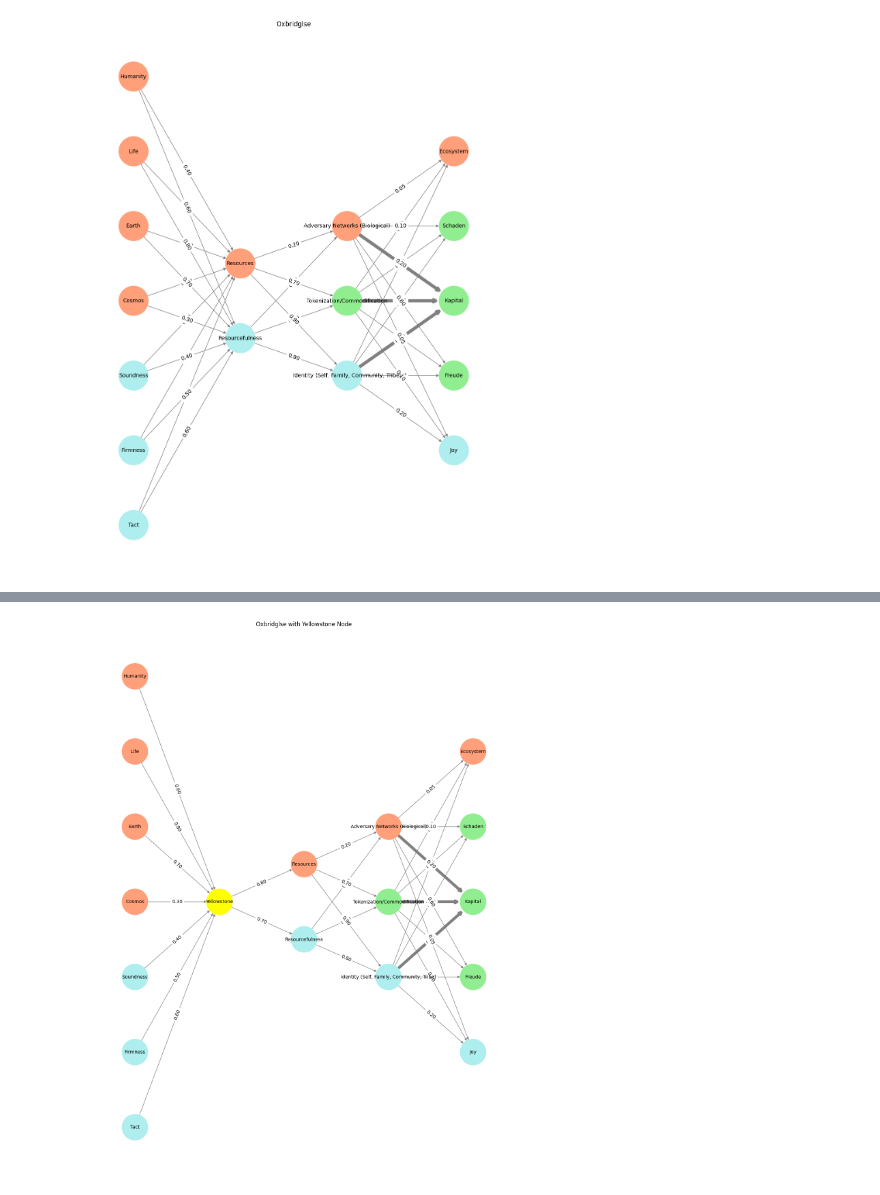
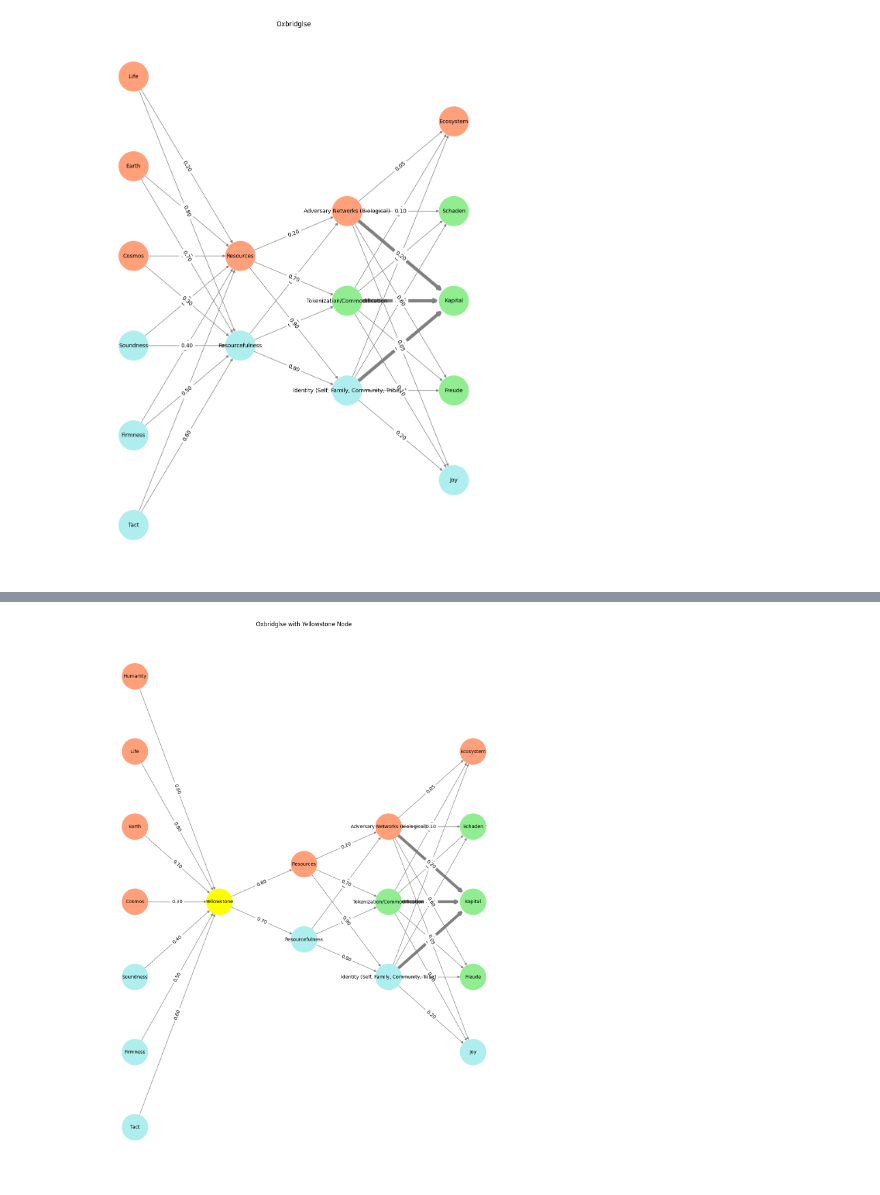
Before and after one commit to abikesa/jordanpeterson, a Jupyter notebook: kitabo/ensi/_build/jupyter_execute/act3/part3/part3_3.ipynb, the cells around one changed output, grey strips where cells are left out. Saved outputs shown, nothing was run; the diff lists cells and outputs as text; code cells hidden in the pictures.

Commit message:
remove humanity/man from pre-input

````diff
--- a/kitabo/ensi/_build/jupyter_execute/act3/part3/part3_3.ipynb
+++ b/kitabo/ensi/_build/jupyter_execute/act3/part3/part3_3.ipynb
@@ -22,7 +22,7 @@ import networkx as nx
 # Define the neural network structure
 def define_layers():
     return {
-        'Pre-Input': ['Tact', 'Firmness', 'Soundness', 'Cosmos', 'Earth', 'Life', 'Humanity'],
+        'Pre-Input': ['Tact', 'Firmness', 'Soundness', 'Cosmos', 'Earth', 'Life'],
         'Input': ['Resourcefulness', 'Resources'],
         'Hidden': [
             'Identity (Self, Family, Community, Tribe)',
@@ -103,34 +103,34 @@ def visualize_nn():
         [weights['Pre-Input-Input'], weights['Input-Hidden'], weights['Hidden-Output']]
     ):
         source_layer, target_layer = layer_pair
         for i, source in enumerate(layers[source_layer]):
             for j, target in enumerate(layers[target_layer]):
                 weight = weight_matrix[i, j]
                 G.add_edge(source, target, weight=weight)
 
     # Customize edge thickness for specific relationships
     edge_widths = []
     for u, v in G.edges():
         if u in layers['Hidden'] and v == 'Kapital':
             edge_widths.append(6)  # Highlight key edges
         else:
             edge_widths.append(1)
 
     # Draw the graph
     plt.figure(figsize=(10, 14))
     nx.draw(
         G, pos, with_labels=True, node_color=node_colors, edge_color='gray',
         node_size=3000, font_size=10, width=edge_widths
     )
     edge_labels = nx.get_edge_attributes(G, 'weight')
     nx.draw_networkx_edge_labels(G, pos, edge_labels={k: f'{v:.2f}' for k, v in edge_labels.items()})
     plt.title("Oxbridglse")
     plt.show()
 
 # Run the visualization
 visualize_nn()
 # %% [output]
-[figure, old version]
+[figure, new version]
 # %% [markdown]
 
 ```{figure} ../../figures/blanche.*
````
Also changed, not shown: 7 other files.
